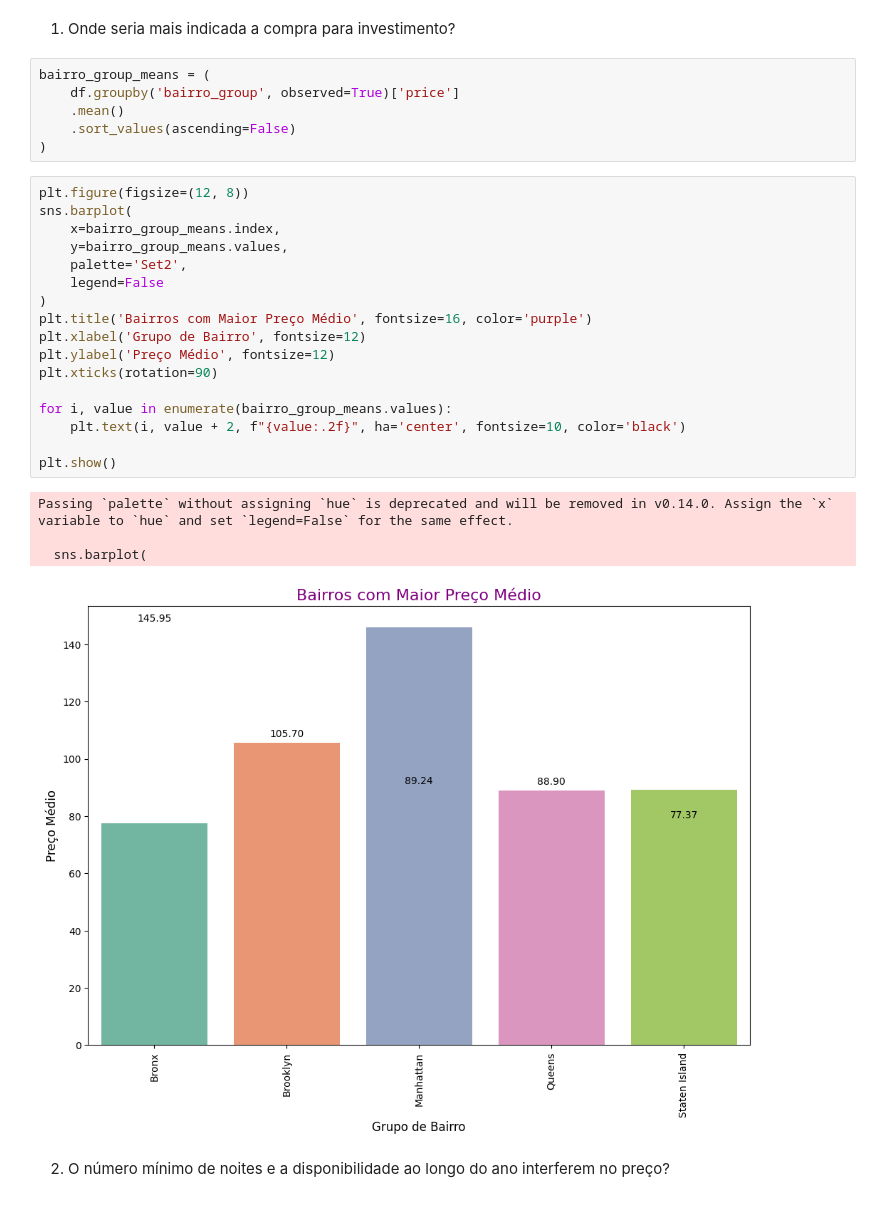
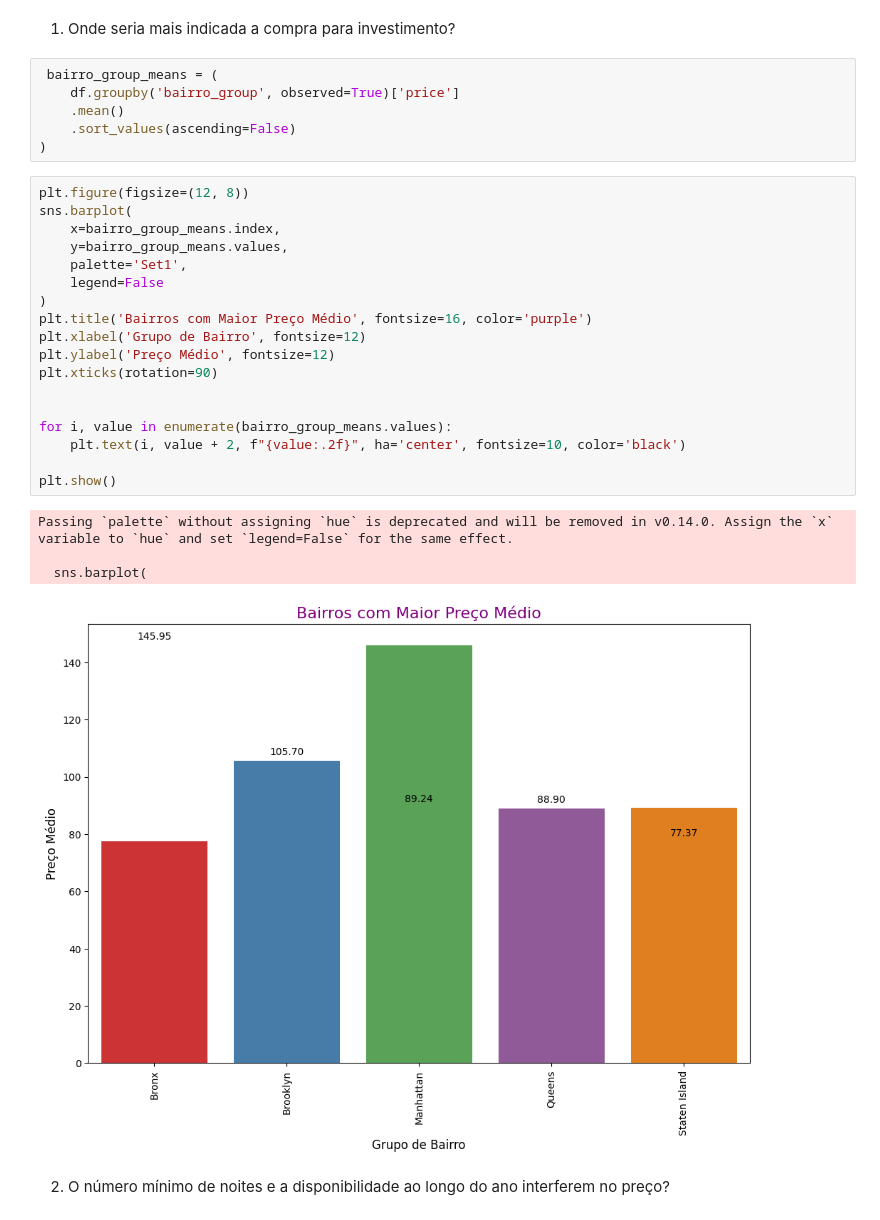
Before and after one commit to Neucielle/DesafioIndicium, a Jupyter notebook: LH_CD_NeucielleQuadros.ipynb, the cells around one changed output. Drawn from its saved outputs; the diff is of its cells as text.

```diff
--- a/LH_CD_NeucielleQuadros.ipynb
+++ b/LH_CD_NeucielleQuadros.ipynb
@@ -313,7 +313,7 @@ plt.show()
 # %% [markdown]
 1. Onde seria mais indicada a compra para investimento?
 # %%
-bairro_group_means = (
+ bairro_group_means = (
     df.groupby('bairro_group', observed=True)['price']
     .mean()
     .sort_values(ascending=False)
@@ -321,25 +321,26 @@ bairro_group_means = (
 # %%
 plt.figure(figsize=(12, 8))
 sns.barplot(
     x=bairro_group_means.index,
     y=bairro_group_means.values,
-    palette='Set2',
+    palette='Set1',
     legend=False
 )
 plt.title('Bairros com Maior Preço Médio', fontsize=16, color='purple')
 plt.xlabel('Grupo de Bairro', fontsize=12)
 plt.ylabel('Preço Médio', fontsize=12)
 plt.xticks(rotation=90)
 
+
 for i, value in enumerate(bairro_group_means.values):
     plt.text(i, value + 2, f"{value:.2f}", ha='center', fontsize=10, color='black')
 
 plt.show()
 # %% [output]
 Passing `palette` without assigning `hue` is deprecated and will be removed in v0.14.0. Assign the `x` variable to `hue` and set `legend=False` for the same effect.
 
   sns.barplot(
-[figure, old version]
+[figure, new version]
 # %% [markdown]
 2. O número mínimo de noites e a disponibilidade ao longo do ano interferem no preço?
 # %%
```
Also changed, not shown: parts of 4 cells of this notebook.
